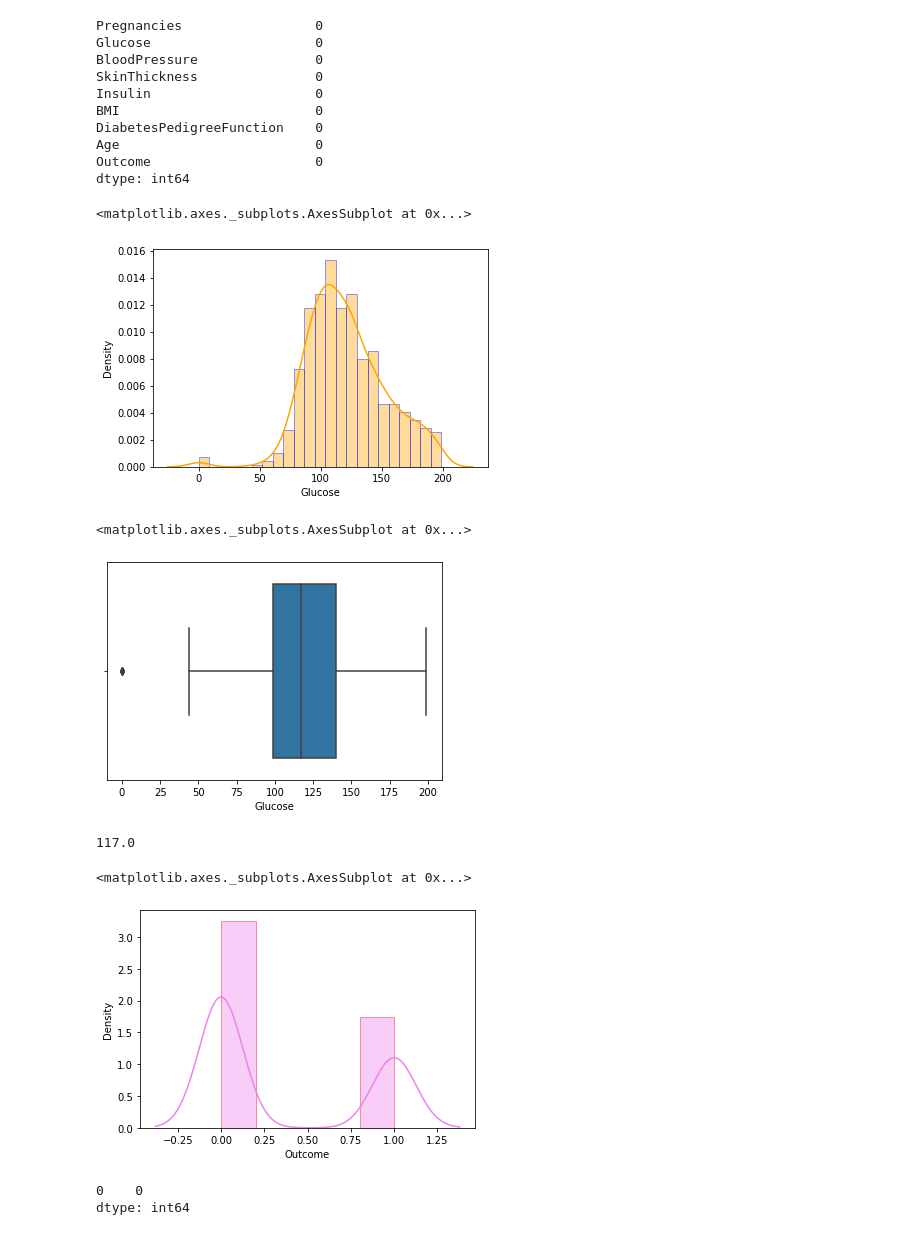
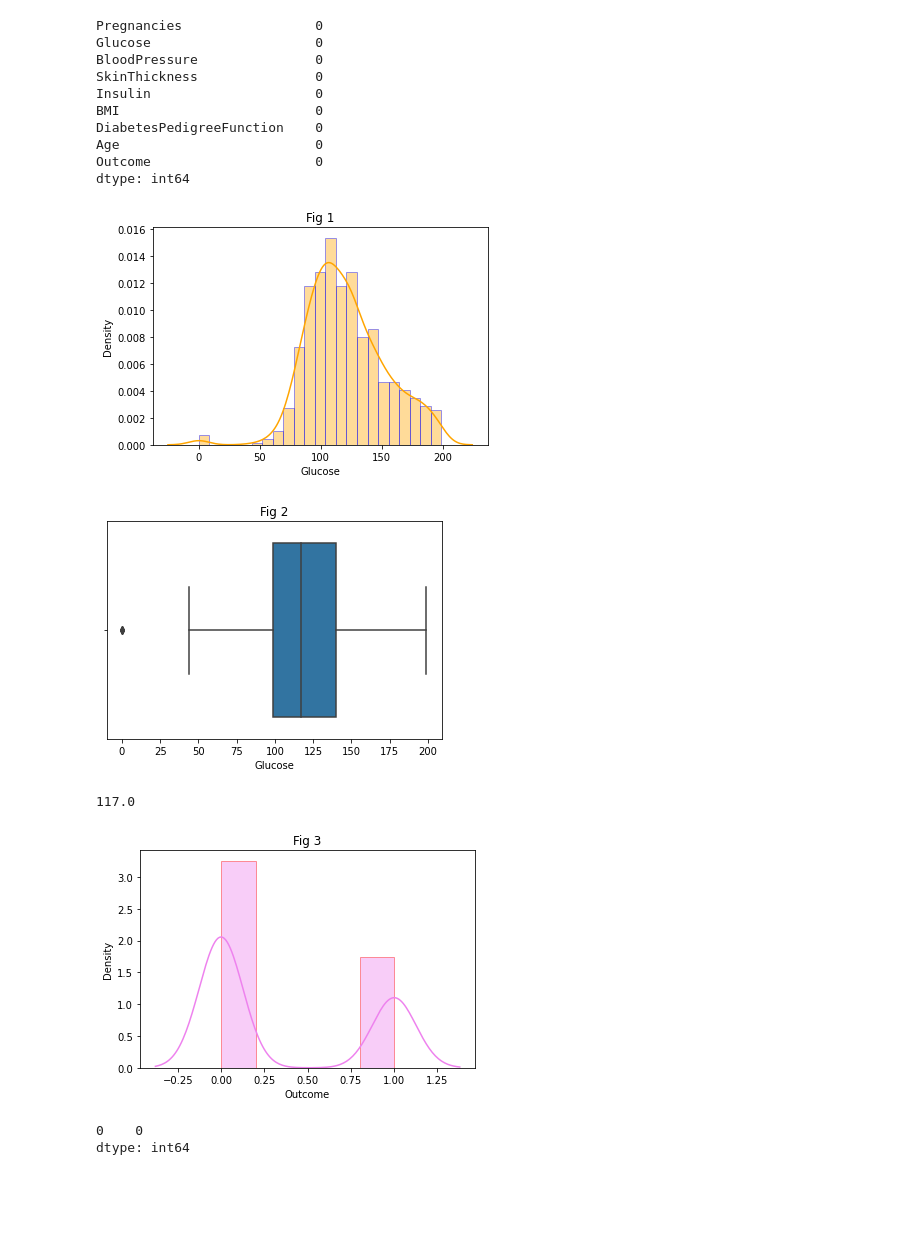
Before and after one commit to Greeshmanthchilla4/Pima-project, a Jupyter notebook: Pima_indian_diabetes_project.ipynb, the cells around one changed output. Saved outputs shown, nothing was run; the diff lists cells and outputs as text; code cells hidden in the pictures; blank space fills up the shorter version.

```diff
--- a/Pima_indian_diabetes_project.ipynb
+++ b/Pima_indian_diabetes_project.ipynb
@@ -124,24 +124,27 @@ Age                         0
 Outcome                     0
 dtype: int64
 # %%
-sns.distplot(a = df.Glucose, hist_kws = {'edgecolor' : 'blue'}, color = 'orange')         #This graph shows that it is skewed symmetrical
+sns.distplot(a = df.Glucose, hist_kws = {'edgecolor' : 'blue'}, color = 'orange')
+plt.title('Fig 1')
+plt.show()            #This graph shows that it is skewed symmetrical
 # %% [output]
-<matplotlib.axes._subplots.AxesSubplot at 0x...>
-[figure, old version]
+[figure, new version]
 # %%
 sns.boxplot(x = 'Glucose', data  = df)   #This graph clearly shows that Glucose variable has outliers
+plt.title('Fig 2')
+plt.show()
 # %% [output]
-<matplotlib.axes._subplots.AxesSubplot at 0x...>
-[figure, old version]
+[figure, new version]
 # %%
 df.Glucose.median()                    #It is skewed and it has outliers so measures of central tendency is median
 # %% [output]
 117.0
 # %%
-sns.distplot(a = df.Outcome, color = 'violet',hist_kws = { 'edgecolor' : 'red'} )     #It is bimodal distribution
+sns.distplot(a = df.Outcome, color = 'violet',hist_kws = { 'edgecolor' : 'red'} )    #It is bimodal distribution
+plt.title('Fig 3')
+plt.show()
 # %% [output]
-<matplotlib.axes._subplots.AxesSubplot at 0x...>
-[figure, old version]
+[figure, new version]
 # %%
 df.Outcome.mode()                             #So we are using mode as measure of central tendency
 # %% [output]
```
Also changed, not shown: parts of 30 cells of this notebook.
